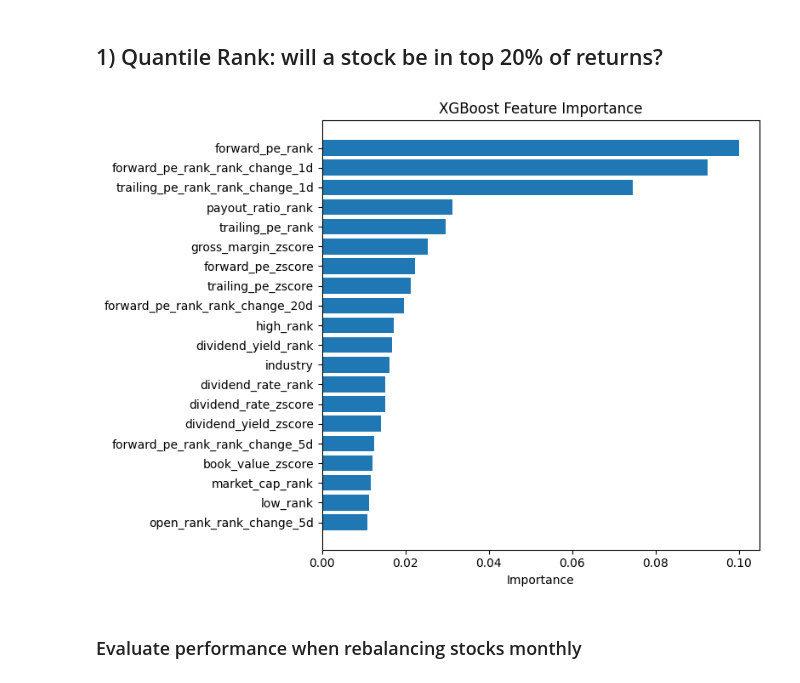
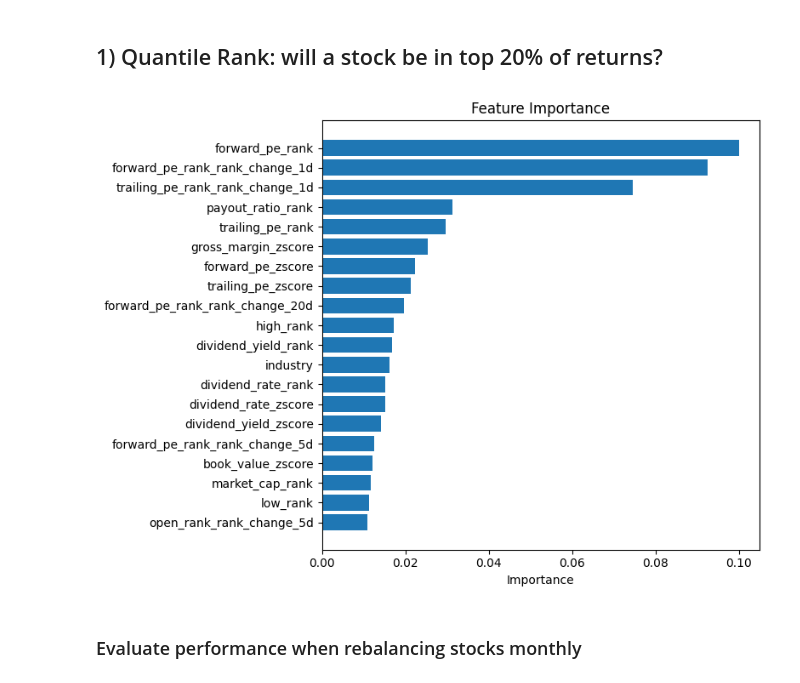
Before and after one commit to asacco-97/multimodal-stock-ranking, a Jupyter notebook: notebooks/poc_model.ipynb, the cells around one changed output. Saved outputs shown, nothing was run; the diff lists cells and outputs as text; code cells hidden in the pictures.

```diff
--- a/notebooks/poc_model.ipynb
+++ b/notebooks/poc_model.ipynb
@@ -117,30 +218,27 @@ base_model.fit(
 )
 
 test['pred'] = base_model.predict(test[modeling_features])
-# %%
-import matplotlib.pyplot as plt
-
-feature_importance_df = pd.DataFrame({
-    "feature": modeling_features,
-    "importance": base_model.feature_importances_
-}).sort_values("importance", ascending=False).head(20)
-
-# Sort for plotting
-feature_importance_df = feature_importance_df.sort_values(
-    "importance", ascending=True
-)
-
-plt.figure(figsize=(8, 6))
-plt.barh(
-    feature_importance_df["feature"],
-    feature_importance_df["importance"]
-)
-plt.xlabel("Importance")
-plt.title("XGBoost Feature Importance")
-plt.tight_layout()
-plt.show()
-# %% [output]
-[figure, removed]
+# %%
+def plot_feature_importance(model, features, top_n=20, title="Feature Importance"):
+    """Plot horizontal bar chart of top feature importances."""
+    importance_df = pd.DataFrame({
+        "feature": features,
+        "importance": model.feature_importances_
+    }).sort_values("importance", ascending=False).head(top_n)
+
+    importance_df = importance_df.sort_values("importance", ascending=True)
+
+    plt.figure(figsize=(8, 6))
+    plt.barh(importance_df["feature"], importance_df["importance"])
+    plt.xlabel("Importance")
+    plt.title(title)
+    plt.tight_layout()
+    plt.show()
+
+
+plot_feature_importance(base_model, modeling_features)
+# %% [output]
+[figure, added]
 # %% [markdown]
 ### Evaluate performance when rebalancing stocks monthly
 # %%
```
Also changed, not shown: parts of 6 cells of this notebook.
